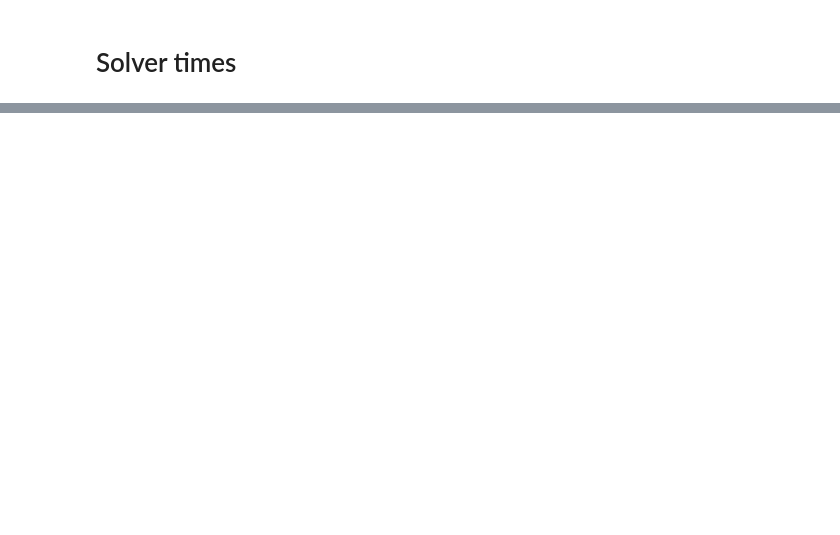
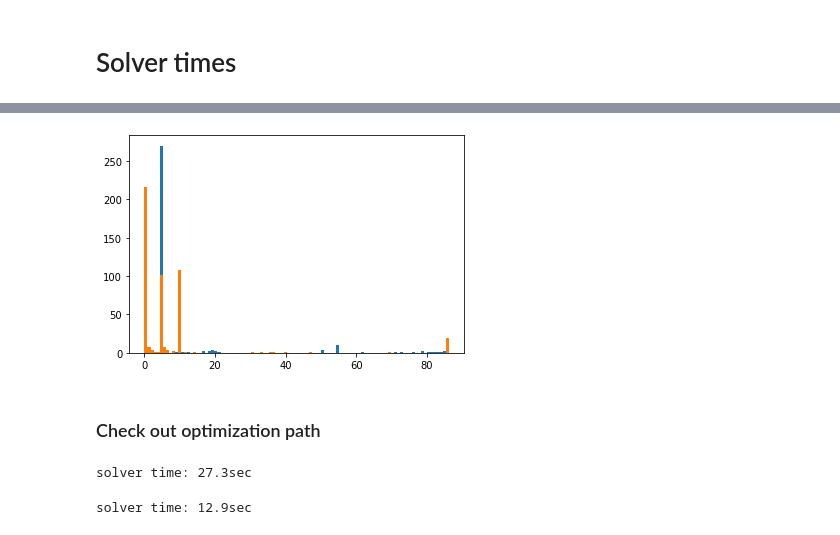
Before and after one commit to mijordan3/BNP_sensitivity, a Jupyter notebook: GMM_clustering/jupyter/hessian_runtime_experimentation.ipynb, the cells around one changed output, grey strips where cells are left out. Saved outputs shown, nothing was run; the diff lists cells and outputs as text; code cells hidden in the pictures; blank space fills up the shorter version.

```diff
--- a/GMM_clustering/jupyter/hessian_runtime_experimentation.ipynb
+++ b/GMM_clustering/jupyter/hessian_runtime_experimentation.ipynb
@@ -283,0 +263,4 @@ preconditioned solver time: 7.56sec
+# %%
+precond_hess = np.dot(precond_sqrt, np.dot(hess, precond_sqrt))
+# %%
+precon_hess_ev = np.linalg.eigvals(precond_hess)
@@ -283,0 +271,6 @@ preconditioned solver time: 7.56sec
+# %%
+foo = precon_hess_ev - precon_hess_ev.min()
+bins = plt.hist(foo, bins = 100);
+plt.hist((hess_ev - hess_ev.min()).clip(max = foo.max()), bins = bins[1]);
+# %% [output]
+[figure, added]
@@ -283,0 +283,2 @@ preconditioned solver time: 7.56sec
+# %% [markdown]
+### Check out optimization path
@@ -283,0 +304,27 @@ preconditioned solver time: 7.56sec
+# %%
+cg_callback = CGCallback(mat_times_vec, b)
+solver = vittles.solver_lib.get_cg_solver(mat_times_vec,
+                                            dim = len(vb_opt),
+                                            cg_opts={'callback':cg_callback.record_residuals,
+                                                    'x0':x0})
+
+t0 = time.time()
+_ = -solver(b)
+print('solver time: {:0.3}sec'.format(time.time() - t0))
+path1 = cg_callback.return_path()
+# %% [output]
+solver time: 27.3sec
+# %%
+cg_callback = CGCallback(mat_times_vec, b)
+solver = vittles.solver_lib.get_cg_solver(mat_times_vec,
+                                            dim = len(vb_opt),
+                                            cg_opts={'M':preconditioner,
+                                                     'callback':cg_callback.record_residuals,
+                                                    'x0':x0})
+
+t0 = time.time()
+_ = -solver(b)
+print('solver time: {:0.3}sec'.format(time.time() - t0))
+path2 = cg_callback.return_path()
+# %% [output]
+solver time: 12.9sec
```
Also changed, not shown: parts of 27 cells of this notebook, 2 other files.
